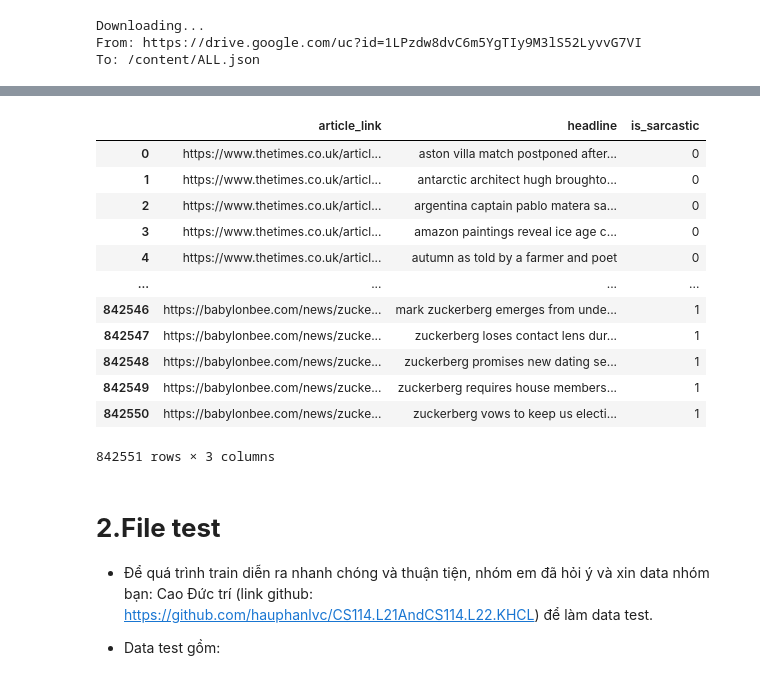
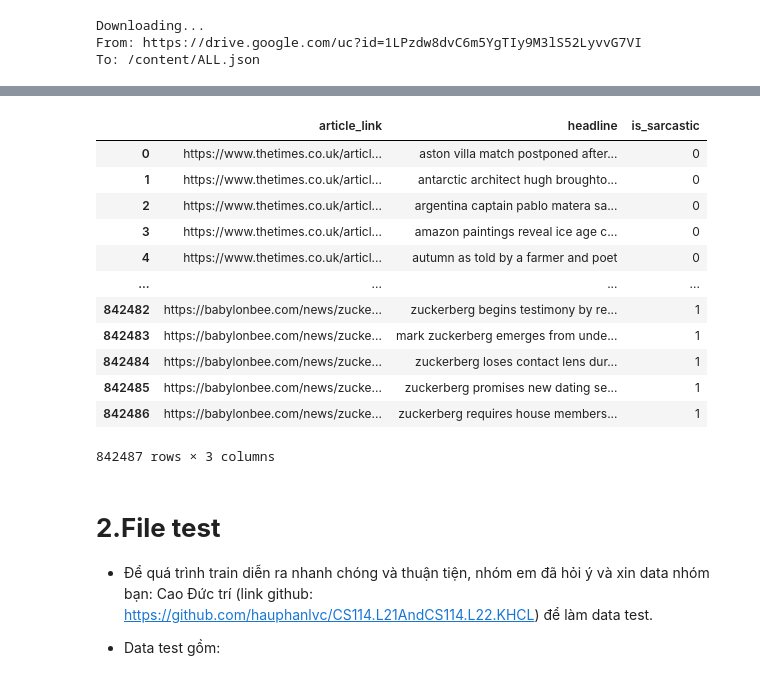
Before and after one commit to phandaiduonghcb/RealTimeObjectDetection, a Jupyter notebook: BTQT/Headlines/Predict_Article_headlines.ipynb, the cells around one changed output, grey strips where cells are left out. Cells and saved outputs as stored; diff of their text form; code cells hidden in the pictures.

Commit message:
Update predict_headlines

```diff
--- a/BTQT/Headlines/Predict_Article_headlines.ipynb
+++ b/BTQT/Headlines/Predict_Article_headlines.ipynb
@@ -31,22 +54,22 @@ for x in f:
 # %%
 # Đọc file CSV
-data_train = pd.read_csv("train.txt", delimiter='"', names=['article_link','headline',  'is_sarcastic'])
+data_train = pd.read_csv("train.txt", delimiter='@_@', names=['article_link','headline',  'is_sarcastic'])
 #kiểm tra thông tin của file
 data_train
 # %% [output]
 |  | article_link | headline | is_sarcastic |
 | 0 | https://www.thetimes.co.uk/articl... | aston villa match postponed after... | 0 |
 | 1 | https://www.thetimes.co.uk/articl... | antarctic architect hugh broughto... | 0 |
 | 2 | https://www.thetimes.co.uk/articl... | argentina captain pablo matera sa... | 0 |
 | 3 | https://www.thetimes.co.uk/articl... | amazon paintings reveal ice age c... | 0 |
 | 4 | https://www.thetimes.co.uk/articl... | autumn as told by a farmer and poet | 0 |
 | ... | ... | ... | ... |
-| 842546 | https://babylonbee.com/news/zucke... | mark zuckerberg emerges from unde... | 1 |
-| 842547 | https://babylonbee.com/news/zucke... | zuckerberg loses contact lens dur... | 1 |
-| 842548 | https://babylonbee.com/news/zucke... | zuckerberg promises new dating se... | 1 |
-| 842549 | https://babylonbee.com/news/zucke... | zuckerberg requires house members... | 1 |
-| 842550 | https://babylonbee.com/news/zucke... | zuckerberg vows to keep us electi... | 1 |
+| 842482 | https://babylonbee.com/news/zucke... | zuckerberg begins testimony by re... | 1 |
+| 842483 | https://babylonbee.com/news/zucke... | mark zuckerberg emerges from unde... | 1 |
+| 842484 | https://babylonbee.com/news/zucke... | zuckerberg loses contact lens dur... | 1 |
+| 842485 | https://babylonbee.com/news/zucke... | zuckerberg promises new dating se... | 1 |
+| 842486 | https://babylonbee.com/news/zucke... | zuckerberg requires house members... | 1 |
-842551 rows × 3 columns
+842487 rows × 3 columns
 # %% [markdown]
 # **2.File test**
 *   Để quá trình train diễn ra nhanh chóng và thuận tiện, nhóm em đã hỏi ý và xin data nhóm bạn: Cao Đức trí (link github: https://github.com/hauphanlvc/CS114.L21AndCS114.L22.KHCL) để làm data test.
```
Also changed, not shown: parts of 37 cells of this notebook.
